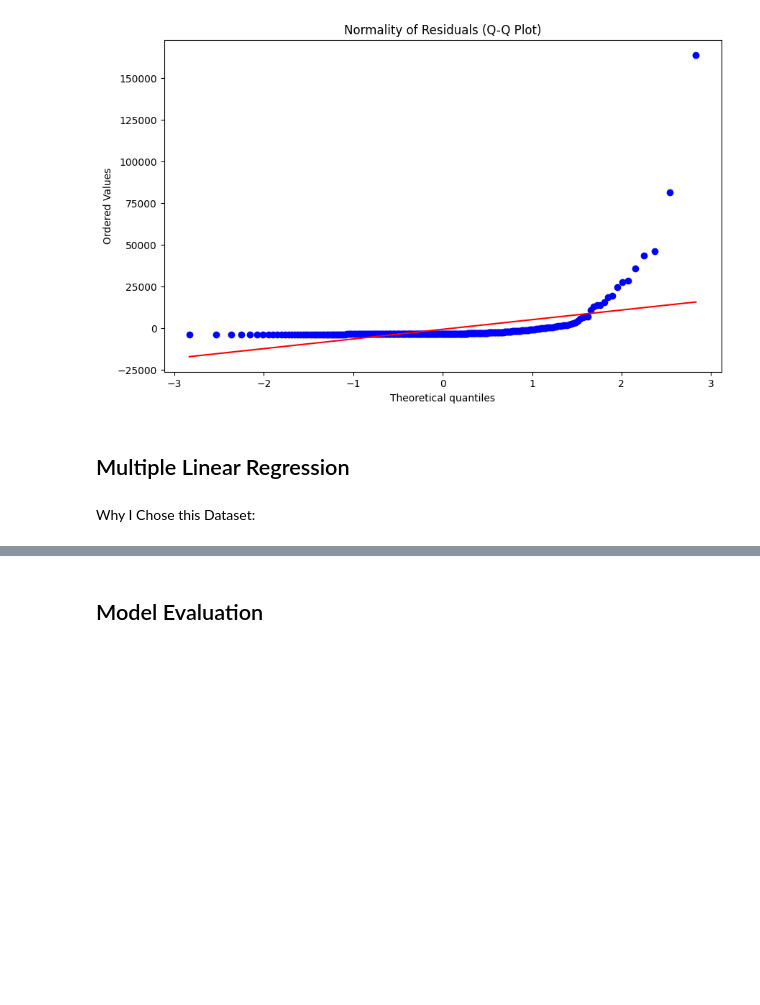
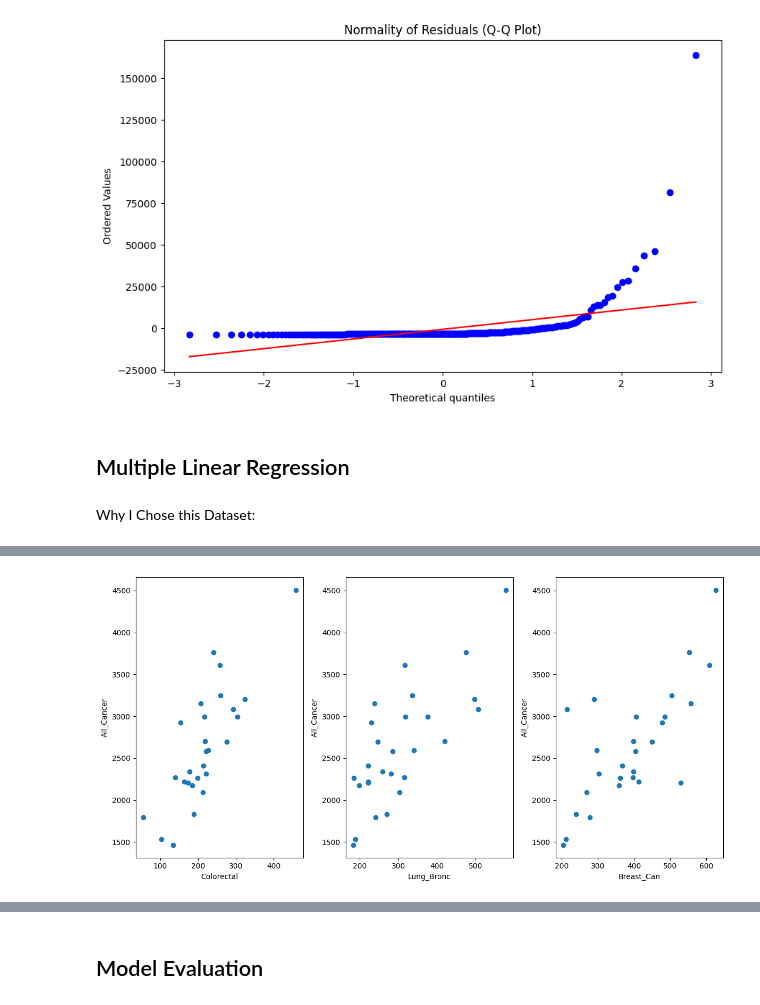
Before and after one commit to Alyssasorensen/datasci_7_regressions, a Jupyter notebook: datasci_7_regressions.ipynb, the cells around one changed output, grey strips where cells are left out. Cells and saved outputs as stored; diff of their text form; code cells hidden in the pictures; blank space fills up the shorter version.

```diff
--- a/datasci_7_regressions.ipynb
+++ b/datasci_7_regressions.ipynb
@@ -143,0 +153,4 @@ Why I Chose this Dataset:
+# %%
+url = "https://raw.githubusercontent.com/Alyssasorensen/datasci_7_regressions/main/datasets/Cancer_Rates%20(1).csv"
+df = pd.read_csv(url)
+df
@@ -143,0 +264,31 @@ Why I Chose this Dataset:
+# %%
+# Define the independent variables (e.g., X1, X2, X3)
+X1 = df['Colorectal']
+X2 = df['Lung_Bronc']
+X3 = df['Breast_Can']
+
+# Define the dependent variable (Y)
+Y = df['All_Cancer']
+
+# Create scatterplots
+plt.figure(figsize=(12, 6))
+
+plt.subplot(131)
+plt.scatter(X1, Y)
+plt.xlabel('Colorectal')
+plt.ylabel('All_Cancer')
+
+plt.subplot(132)
+plt.scatter(X2, Y)
+plt.xlabel('Lung_Bronc')
+plt.ylabel('All_Cancer')
+
+plt.subplot(133)
+plt.scatter(X3, Y)
+plt.xlabel('Breast_Can')
+plt.ylabel('All_Cancer')
+
+plt.tight_layout()
+plt.show()
+# %% [output]
+[figure, added]
```
Also changed, not shown: parts of 16 cells of this notebook.
